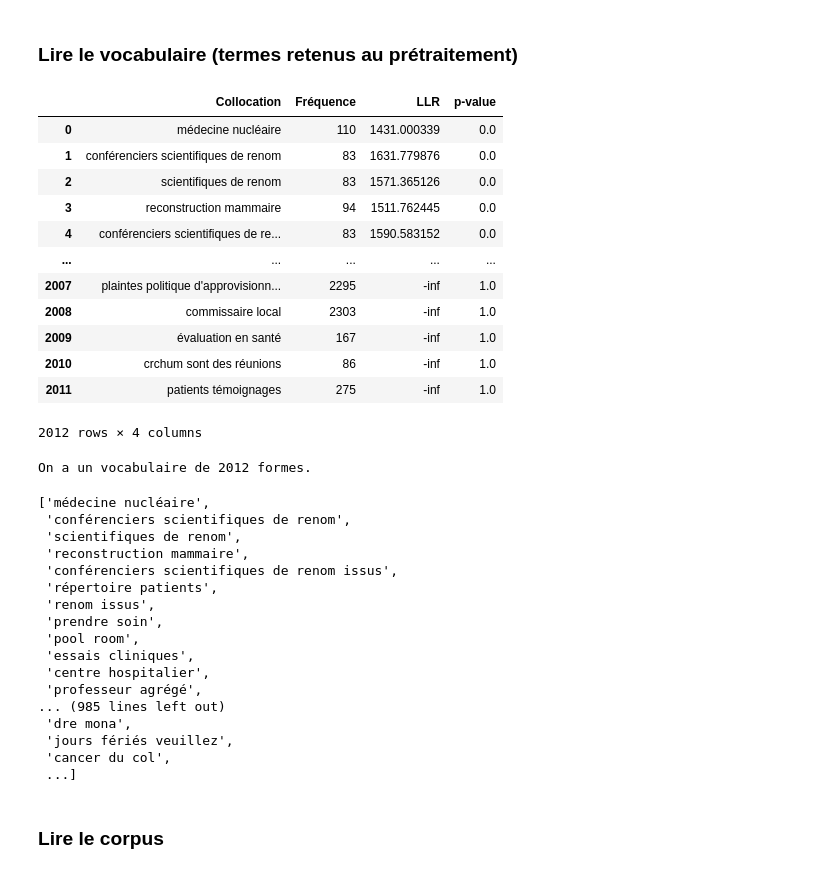
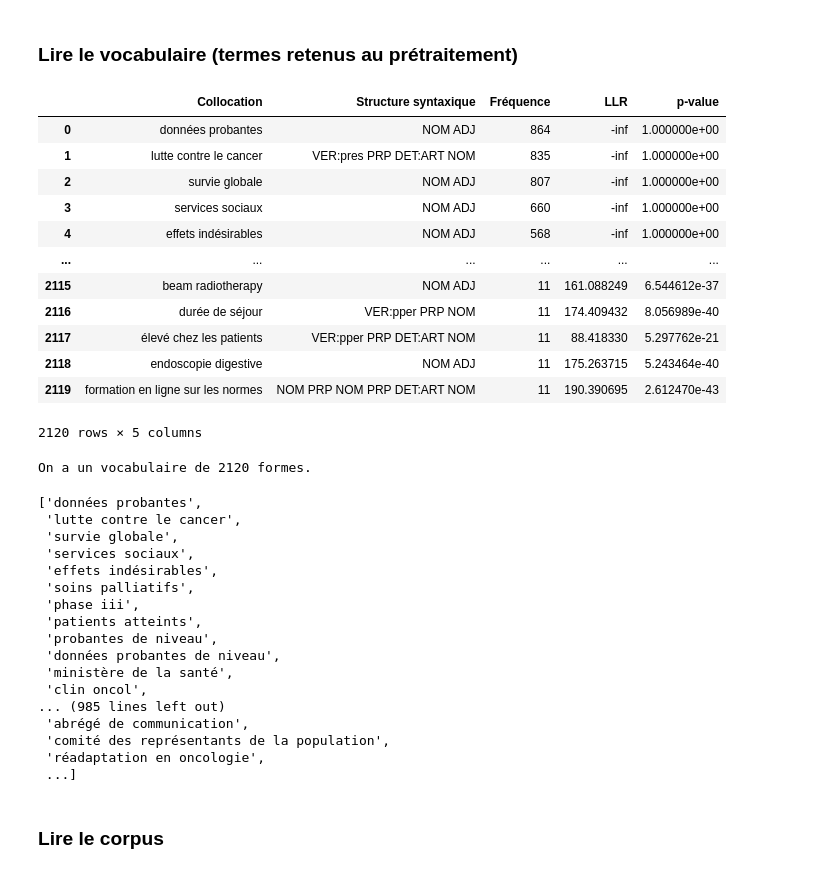
Before and after one commit to Camille-Demers/text-mining-project, a Jupyter notebook: 00-Jupyter-Notebooks/3_Pondération_statistique.ipynb, the cells around one changed output. Drawn from its saved outputs; the diff is of its cells as text; code cells hidden in the pictures.

Commit message:
Output

```diff
--- a/00-Jupyter-Notebooks/3_Pondération_statistique.ipynb
+++ b/00-Jupyter-Notebooks/3_Pondération_statistique.ipynb
@@ -8,61 +8,61 @@ https://scikit-learn.org/stable/modules/feature_extraction.html#text-feature-ext
 https://pypi.org/project/rank-bm25/
 # %%
 path = '../04-filtrage/output/'
-acteur = 'chum'
-sous_corpus = False
-tag = ''
+acteur = 'msss'
+sous_corpus = True
+tag = 'cancer'
 # %% [markdown]
 ### **Lire le vocabulaire** (termes retenus au prétraitement)
 # %%
 from pandas import *
 
 if sous_corpus:
     file_path = path + acteur + '/' + tag + '/' + tag + '_significant-collocations.csv' # si on veut les termes lemmatisés : -lemmatized.csv
-
+    file_path = 'C:/Users/p1115145/Documents/text-mining-project/04-filtrage/output/msss/cancer/cancer_significant-collocations.csv'
 else:
     file_path = path + acteur + '/' + acteur + '_significant-collocations.csv' # si on veut les termes lemmatisés : -lemmatized.csv
 
 with open(file_path, encoding='utf-8') as f:
-    csv = read_csv(f)[["Collocation","Fréquence", "LLR", "p-value"]]
+    csv = read_csv(f)[["Collocation", "Structure syntaxique", "Fréquence", "LLR", "p-value"]]
 
 csv
 # %% [output]
-|  | Collocation | Fréquence | LLR | p-value |
-| 0 | médecine nucléaire | 110 | 1431.000339 | 0.0 |
-| 1 | conférenciers scientifiques de renom | 83 | 1631.779876 | 0.0 |
-| 2 | scientifiques de renom | 83 | 1571.365126 | 0.0 |
-| 3 | reconstruction mammaire | 94 | 1511.762445 | 0.0 |
-| 4 | conférenciers scientifiques de re... | 83 | 1590.583152 | 0.0 |
-| ... | ... | ... | ... | ... |
-| 2007 | plaintes politique d'approvisionn... | 2295 | -inf | 1.0 |
-| 2008 | commissaire local | 2303 | -inf | 1.0 |
-| 2009 | évaluation en santé | 167 | -inf | 1.0 |
-| 2010 | crchum sont des réunions | 86 | -inf | 1.0 |
-| 2011 | patients témoignages | 275 | -inf | 1.0 |
+|  | Collocation | Structure syntaxique | Fréquence | LLR | p-value |
+| 0 | données probantes | NOM ADJ | 864 | -inf | 1.000000e+00 |
+| 1 | lutte contre le cancer | VER:pres PRP DET:ART NOM | 835 | -inf | 1.000000e+00 |
+| 2 | survie globale | NOM ADJ | 807 | -inf | 1.000000e+00 |
+| 3 | services sociaux | NOM ADJ | 660 | -inf | 1.000000e+00 |
+| 4 | effets indésirables | NOM ADJ | 568 | -inf | 1.000000e+00 |
+| ... | ... | ... | ... | ... | ... |
+| 2115 | beam radiotherapy | NOM ADJ | 11 | 161.088249 | 6.544612e-37 |
+| 2116 | durée de séjour | VER:pper PRP NOM | 11 | 174.409432 | 8.056989e-40 |
+| 2117 | élevé chez les patients | VER:pper PRP DET:ART NOM | 11 | 88.418330 | 5.297762e-21 |
+| 2118 | endoscopie digestive | NOM ADJ | 11 | 175.263715 | 5.243464e-40 |
+| 2119 | formation en ligne sur les normes | NOM PRP NOM PRP DET:ART NOM | 11 | 190.390695 | 2.612470e-43 |
-2012 rows × 4 columns
+2120 rows × 5 columns
 # %%
 vocabulaire = [t.lower() for t in list(csv['Collocation'])]
 # %%
 print('On a un vocabulaire de {} formes.'.format(len(vocabulaire)))
 vocabulaire
 # %% [output]
-On a un vocabulaire de 2012 formes.
+On a un vocabulaire de 2120 formes.
-['médecine nucléaire',
- 'conférenciers scientifiques de renom',
- 'scientifiques de renom',
- 'reconstruction mammaire',
- 'conférenciers scientifiques de renom issus',
- 'répertoire patients',
- 'renom issus',
- 'prendre soin',
- 'pool room',
- 'essais cliniques',
- 'centre hospitalier',
- 'professeur agrégé',
+['données probantes',
+ 'lutte contre le cancer',
+ 'survie globale',
+ 'services sociaux',
+ 'effets indésirables',
+ 'soins palliatifs',
+ 'phase iii',
+ 'patients atteints',
+ 'probantes de niveau',
+ 'données probantes de niveau',
+ 'ministère de la santé',
+ 'clin oncol',
 ... (985 lines left out)
- 'dre mona',
- 'jours fériés veuillez',
- 'cancer du col',
+ 'abrégé de communication',
+ 'comité des représentants de la population',
+ 'réadaptation en oncologie',
  ...]
 # %% [markdown]
 ### **Lire le corpus**
```
Also changed, not shown: parts of 16 cells of this notebook, 1 other file.
